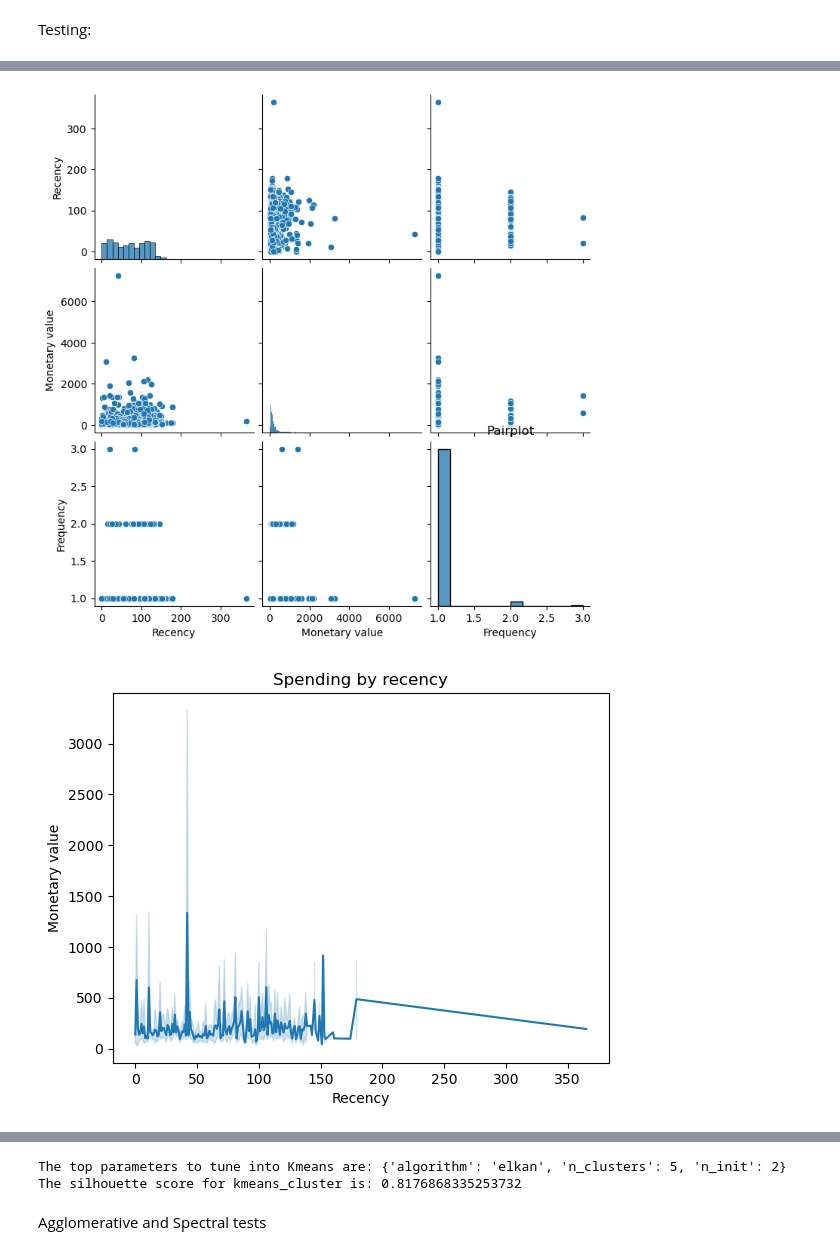
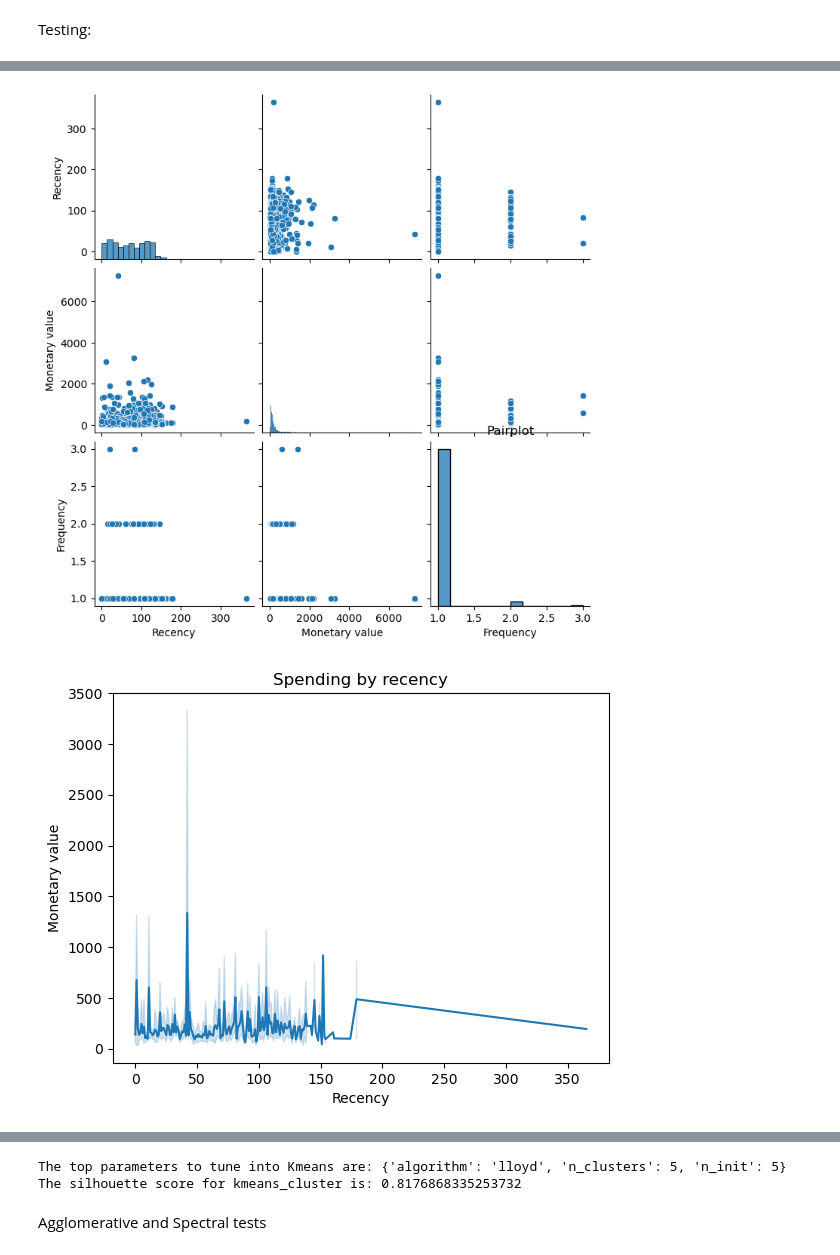
Before and after one commit to Matcar02/Devops_Project_Customer_Segmentation, a Jupyter notebook: Customer_Segmentation_DevOps/notebooks/checkall.ipynb, the cells around one changed output, grey strips where cells are left out. Saved outputs shown, nothing was run; the diff lists cells and outputs as text; code cells hidden in the pictures.

Commit message:
Some Adjustments
I made some adjustments for plots and  code readability.

```diff
--- a/Customer_Segmentation_DevOps/notebooks/checkall.ipynb
+++ b/Customer_Segmentation_DevOps/notebooks/checkall.ipynb
@@ -51,7 +49,7 @@ df = clean_data(df)
 frequency = get_frequencies(df)
 monetary = get_monetary(df)
 recency = get_recency(df)
-rfm_dataset = concatenate_dataframes(recency, monetary, frequency)
+rfm_dataset = concatenate_dataframes_(recency, monetary, frequency)
 
 
 #initial stats and data visualization
@@ -100,5 +96,5 @@ https://gist.github.com/mwaskom/de44147ed2974457ad6372750bbe5751
 [figure]
 [figure]
 [figure]
-[figure, old version]
+[figure, new version]
 [figure]
@@ -105,6 +118,6 @@ https://gist.github.com/mwaskom/de44147ed2974457ad6372750bbe5751
 [figure]
-The top parameters to tune into Kmeans are: {'algorithm': 'elkan', 'n_clusters': 5, 'n_init': 2}
-The silhouette score for kmeans_cluster is: 0.8176868335253732
+The top parameters to tune into Kmeans are: {'algorithm': 'lloyd', 'n_clusters': 5, 'n_init': 5}
+The silhouette score for kmeans_cluster is: 0.8176868335253732
 # %% [markdown]
 Agglomerative and Spectral tests
 # %%
```
Also changed, not shown: parts of 4 cells of this notebook, 4 other files.
